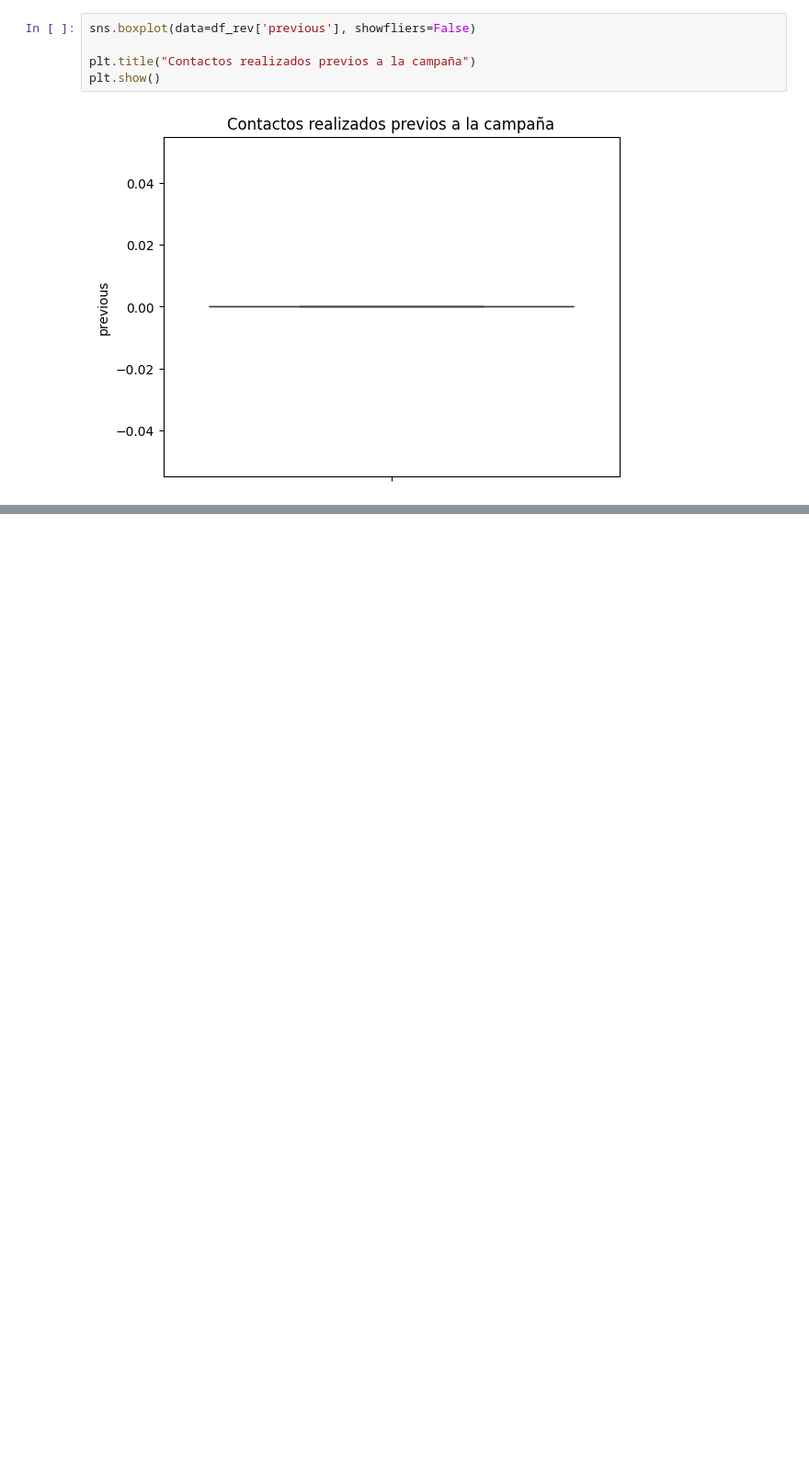
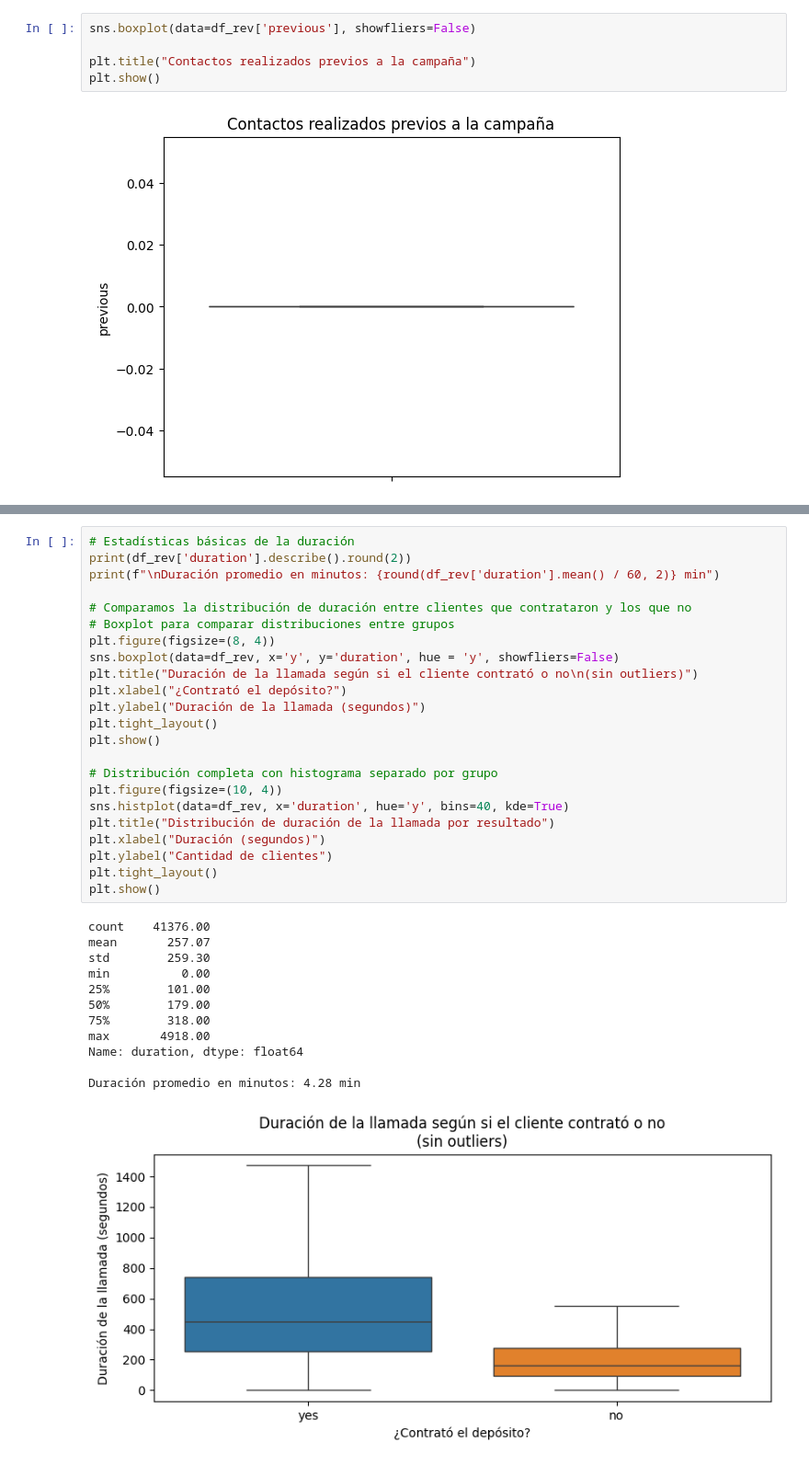
Before and after one commit to juanpabloluceroC/proyecto_campana_marketing, a Jupyter notebook: marketing_santander.ipynb, the cells around one changed output, grey strips where cells are left out. Shown at 92% size. Cells and saved outputs as stored; diff of their text form; blank space fills up the shorter version.

```diff
--- a/marketing_santander.ipynb
+++ b/marketing_santander.ipynb
@@ -346,0 +596,36 @@ plt.show()
+# %%
+# Estadísticas básicas de la duración
+print(df_rev['duration'].describe().round(2))
+print(f"\nDuración promedio en minutos: {round(df_rev['duration'].mean() / 60, 2)} min")
+
+# Comparamos la distribución de duración entre clientes que contrataron y los que no
+# Boxplot para comparar distribuciones entre grupos
+plt.figure(figsize=(8, 4))
+sns.boxplot(data=df_rev, x='y', y='duration', hue = 'y', showfliers=False)
+plt.title("Duración de la llamada según si el cliente contrató o no\n(sin outliers)")
+plt.xlabel("¿Contrató el depósito?")
+plt.ylabel("Duración de la llamada (segundos)")
+plt.tight_layout()
+plt.show()
+
+# Distribución completa con histograma separado por grupo
+plt.figure(figsize=(10, 4))
+sns.histplot(data=df_rev, x='duration', hue='y', bins=40, kde=True)
+plt.title("Distribución de duración de la llamada por resultado")
+plt.xlabel("Duración (segundos)")
+plt.ylabel("Cantidad de clientes")
+plt.tight_layout()
+plt.show()
+# %% [output]
+count    41376.00
+mean       257.07
+std        259.30
+min          0.00
+25%        101.00
+50%        179.00
+75%        318.00
+max       4918.00
+Name: duration, dtype: float64
+
+Duración promedio en minutos: 4.28 min
+[figure, added]
```
Also changed, not shown: parts of 31 cells of this notebook.
